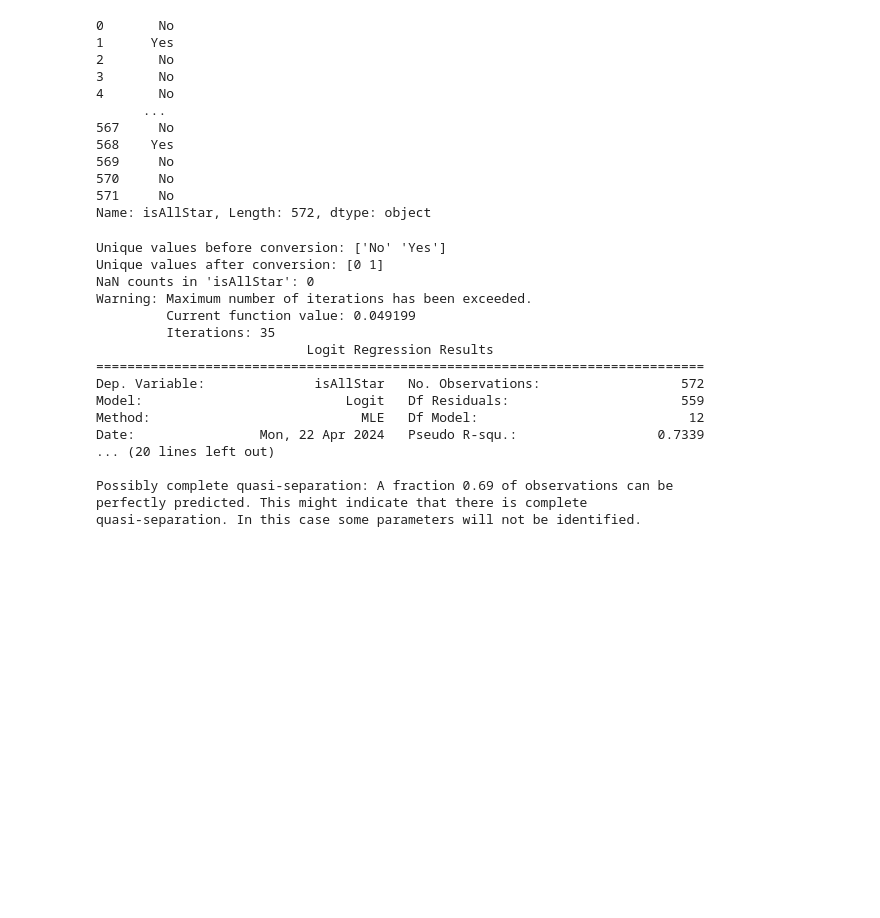
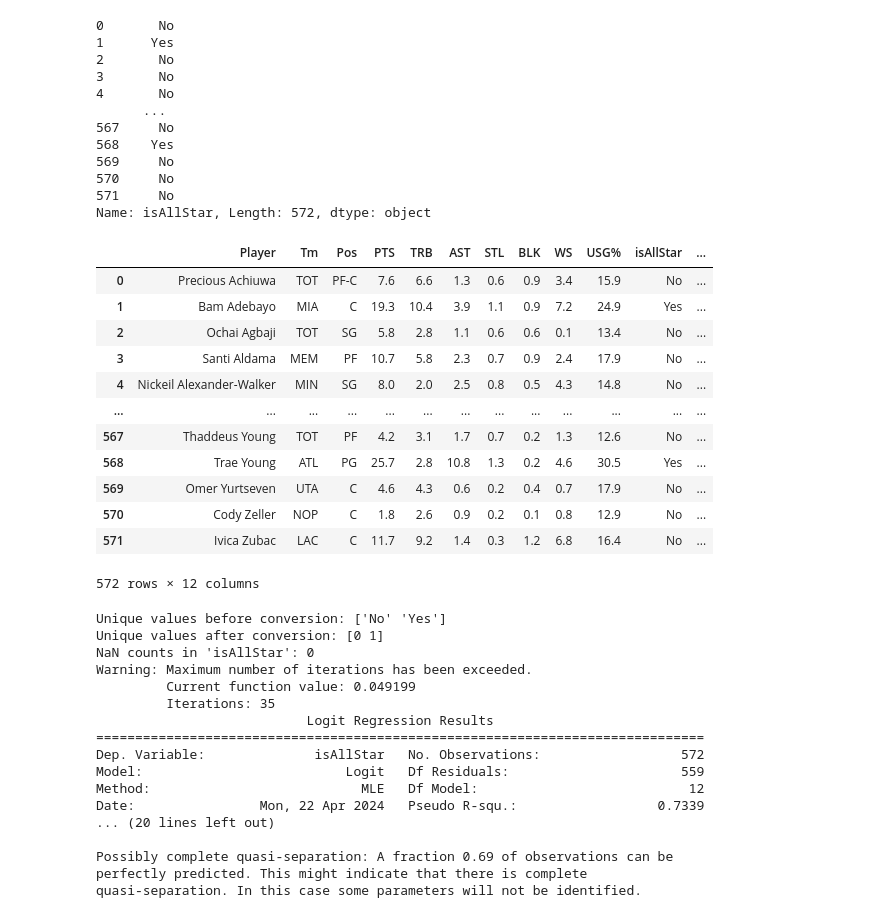
Before and after one commit to shray3420/stat207-final-project, a Jupyter notebook: Final_Project_ShrayAlbertJustin.ipynb, the cells around one changed output. Cells and saved outputs as stored; diff of their text form; code cells hidden in the pictures; blank space fills up the shorter version.

```diff
--- a/Final_Project_ShrayAlbertJustin.ipynb
+++ b/Final_Project_ShrayAlbertJustin.ipynb
@@ -337,6 +337,23 @@ final_df['isAllStar']
 570     No
 571     No
 Name: isAllStar, Length: 572, dtype: object
+# %%
+final_df['y'] = final_df['isAllStar'].map({'Yes': 1, 'No': 0})
+final_df
+# %% [output]
+|  | Player | Tm | Pos | PTS | TRB | AST | STL | BLK | WS | USG% | isAllStar | ... |
+| 0 | Precious Achiuwa | TOT | PF-C | 7.6 | 6.6 | 1.3 | 0.6 | 0.9 | 3.4 | 15.9 | No | ... |
+| 1 | Bam Adebayo | MIA | C | 19.3 | 10.4 | 3.9 | 1.1 | 0.9 | 7.2 | 24.9 | Yes | ... |
+| 2 | Ochai Agbaji | TOT | SG | 5.8 | 2.8 | 1.1 | 0.6 | 0.6 | 0.1 | 13.4 | No | ... |
+| 3 | Santi Aldama | MEM | PF | 10.7 | 5.8 | 2.3 | 0.7 | 0.9 | 2.4 | 17.9 | No | ... |
+| 4 | Nickeil Alexander-Walker | MIN | SG | 8.0 | 2.0 | 2.5 | 0.8 | 0.5 | 4.3 | 14.8 | No | ... |
+| ... | ... | ... | ... | ... | ... | ... | ... | ... | ... | ... | ... | ... |
+| 567 | Thaddeus Young | TOT | PF | 4.2 | 3.1 | 1.7 | 0.7 | 0.2 | 1.3 | 12.6 | No | ... |
+| 568 | Trae Young | ATL | PG | 25.7 | 2.8 | 10.8 | 1.3 | 0.2 | 4.6 | 30.5 | Yes | ... |
+| 569 | Omer Yurtseven | UTA | C | 4.6 | 4.3 | 0.6 | 0.2 | 0.4 | 0.7 | 17.9 | No | ... |
+| 570 | Cody Zeller | NOP | C | 1.8 | 2.6 | 0.9 | 0.2 | 0.1 | 0.8 | 12.9 | No | ... |
+| 571 | Ivica Zubac | LAC | C | 11.7 | 9.2 | 1.4 | 0.3 | 1.2 | 6.8 | 16.4 | No | ... |
+572 rows × 12 columns
 # %%
 import pandas as pd
 import statsmodels.api as sm
```
